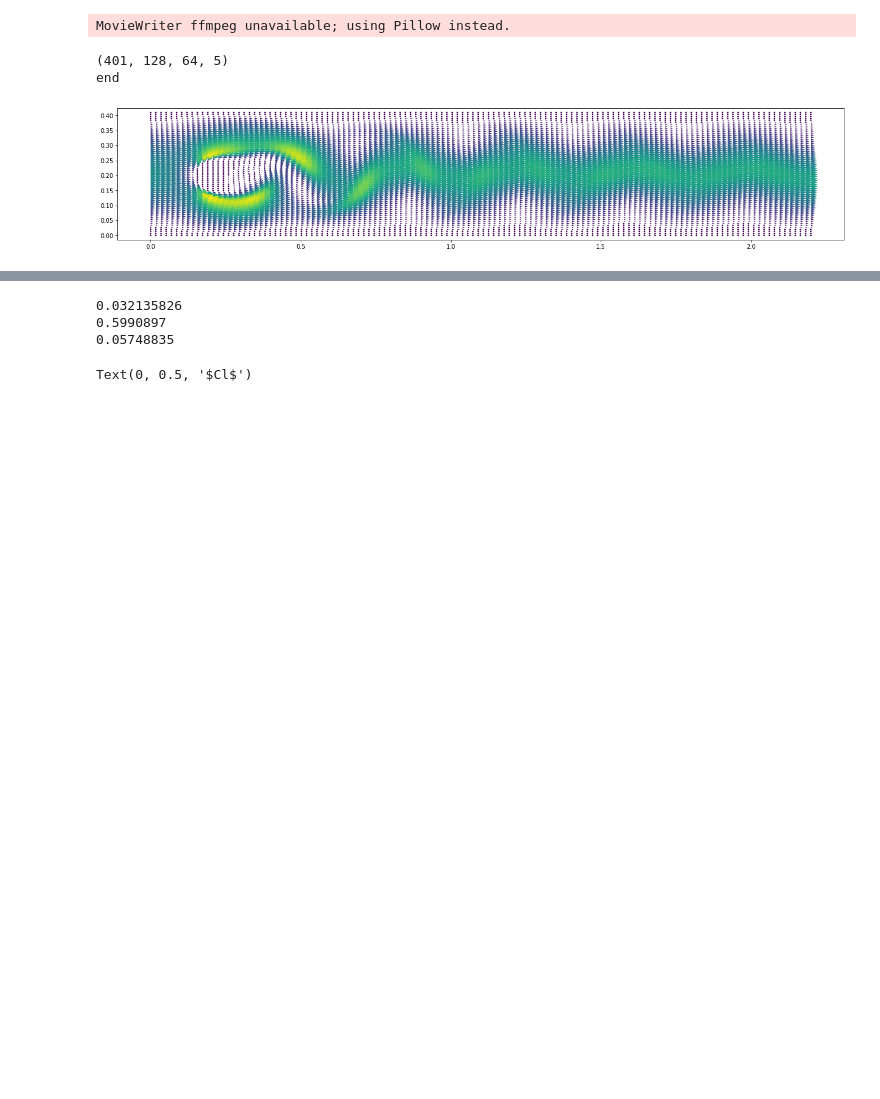
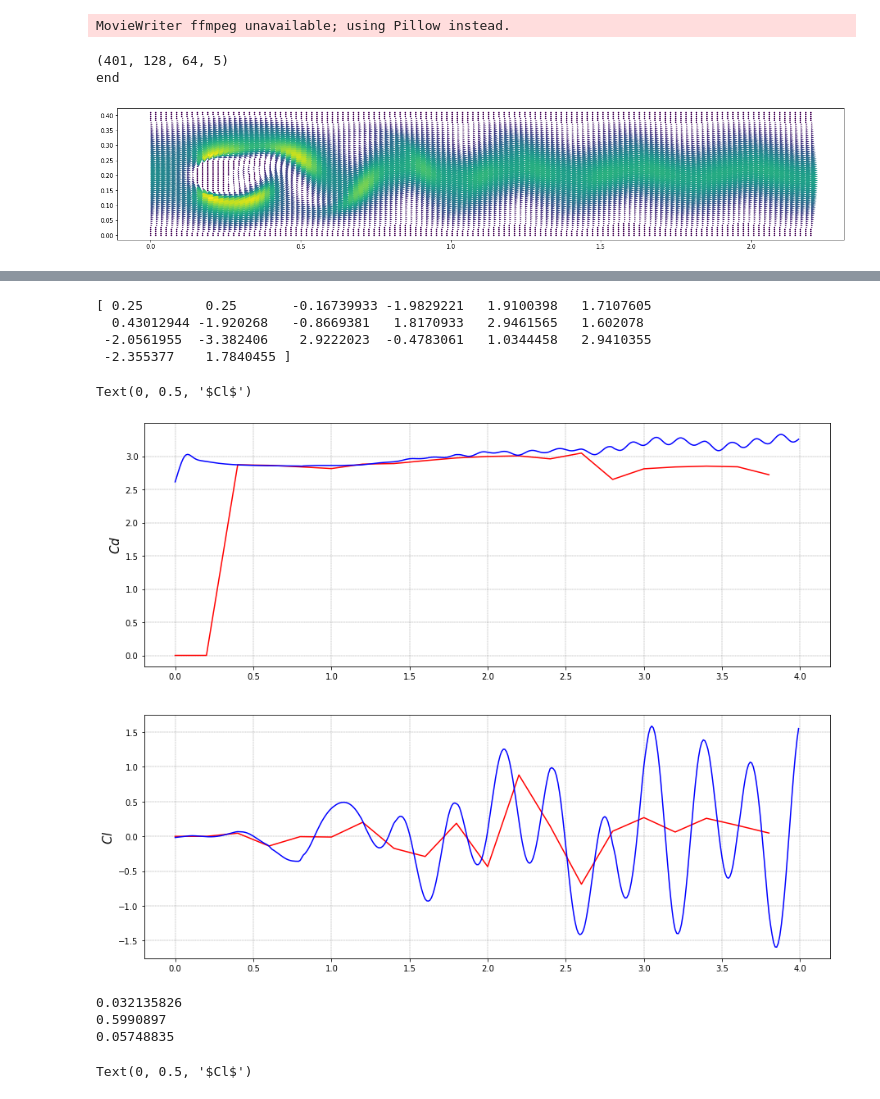
Before and after one commit to AsamaKiseto/Cylinder_Env, a Jupyter notebook: nse/4_nse_test.ipynb, the cells around one changed output, grey strips where cells are left out. Saved outputs shown, nothing was run; the diff lists cells and outputs as text; code cells hidden in the pictures; blank space fills up the shorter version.

```diff
--- a/nse/4_nse_test.ipynb
+++ b/nse/4_nse_test.ipynb
@@ -744,3 +699,39 @@ N0: 256, nt: 20, nx: 128, ny: 64
+# %%
+# load_data
+data, Cd, Cl, ang_vel, Cd_nn, Cl_nn = torch.load('data/phase2_data_test', map_location=lambda storage, loc: storage)
+logs = torch.load('logs/phase2_logs_test', map_location=lambda storage, loc: storage)
+# Cd_nn = logs['Cd_nn'][-1].detach().numpy()
+# Cl_nn = logs['Cl_nn'][-1].detach().numpy()
+print(ang_vel)
+
+nt = data.shape[0]-1
+
+plt.figure(figsize=(15, 12))
+
+ax1 = plt.subplot2grid((2, 2), (0, 0), colspan=2)
+ax2 = plt.subplot2grid((2, 2), (1, 0), colspan=2)
+
+t = np.arange(nt) * 0.01
+t_nn = np.arange(nt//20) * 0.2
+
+ax1.plot(t_nn, Cd_nn, color='red')
+ax1.plot(t, Cd, color='blue')
+ax1.grid(True, lw=0.4, ls="--", c=".50")
+ax1.set_ylabel(r"$Cd$", fontsize=15)
+# ax1.set_xlim(0, 1000)
+
+ax2.plot(t_nn, Cl_nn, color='red')
+ax2.plot(t, Cl, color='blue')
+ax2.grid(True, lw=0.4, ls="--", c=".50")
+ax2.set_ylabel(r"$Cl$", fontsize=15)
+# ax2.set_xlim(0, 1000)
+# %% [output]
+[ 0.25        0.25       -0.16739933 -1.9829221   1.9100398   1.7107605
+  0.43012944 -1.920268   -0.8669381   1.8170933   2.9461565   1.602078
+ -2.0561955  -3.382406    2.9222023  -0.4783061   1.0344458   2.9410355
+ -2.355377    1.7840455 ]
+Text(0, 0.5, '$Cl$')
+[figure, added]
 # %%
 obs = data[:, 1:].numpy()
 print(((Cd_nn - Cd)**2).mean())
```
Also changed, not shown: parts of 3 cells of this notebook, 10 other files.
